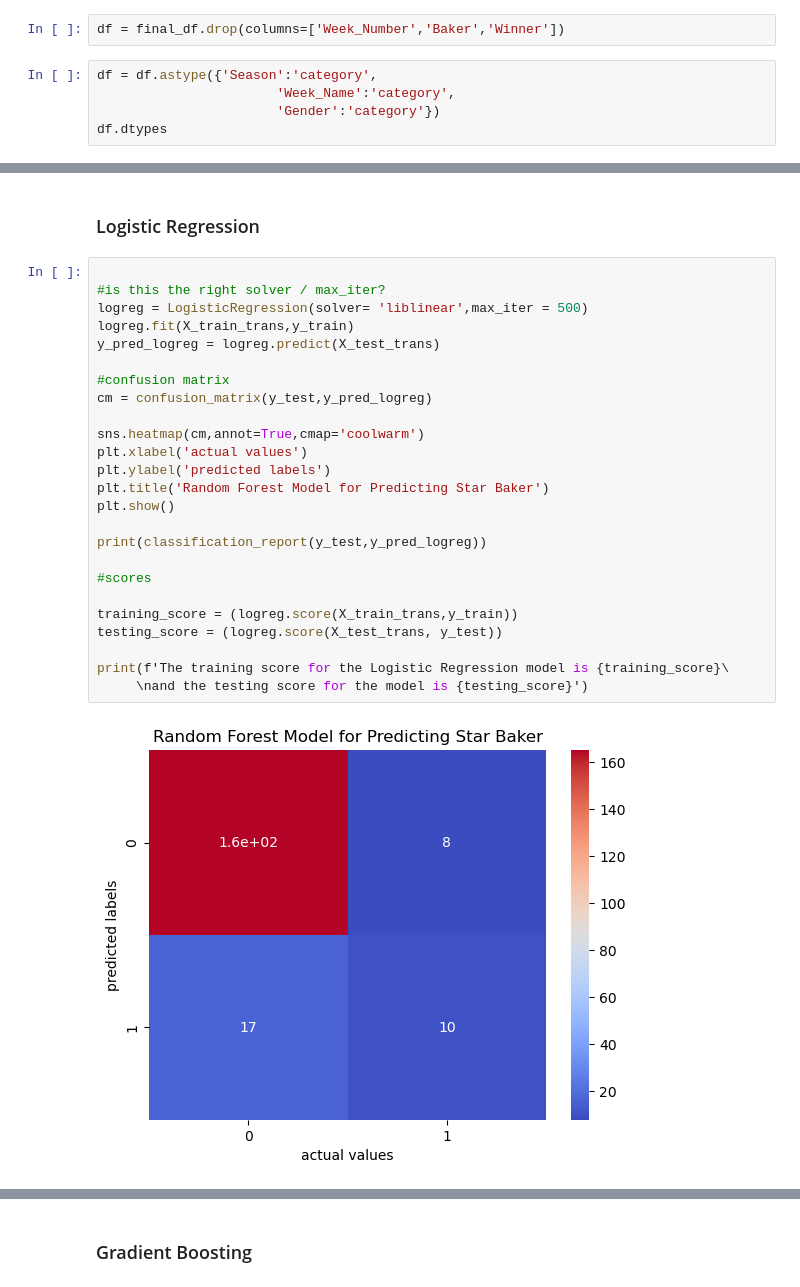
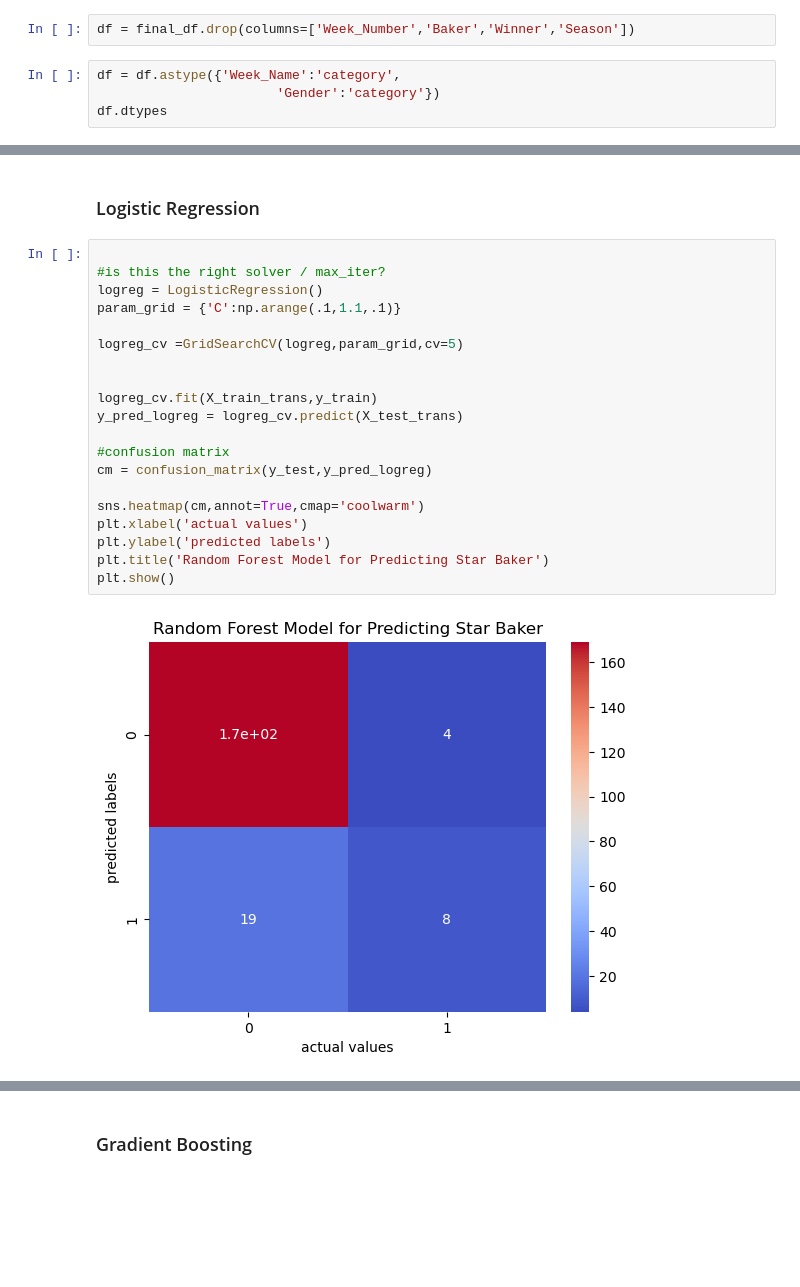
Before and after one commit to mgargiulo07/Springboard-Data-Science-Course, a Jupyter notebook: Capstone_Projects/Capstone_2/3_Feature_Engineering_and_Model_Creation.ipynb, the cells around one changed output, grey strips where cells are left out. Cells and saved outputs as stored; diff of their text form; blank space fills up the shorter version.

```diff
--- a/Capstone_Projects/Capstone_2/3_Feature_Engineering_and_Model_Creation.ipynb
+++ b/Capstone_Projects/Capstone_2/3_Feature_Engineering_and_Model_Creation.ipynb
@@ -66,10 +69,9 @@ After understanding my data better:
 # %% [markdown]
 ### Drop Week_Number, Baker, Winner
 # %%
-df = final_df.drop(columns=['Week_Number','Baker','Winner'])
+df = final_df.drop(columns=['Week_Number','Baker','Winner','Season'])
 # %%
-df = df.astype({'Season':'category',
-                       'Week_Name':'category',
+df = df.astype({'Week_Name':'category',
                        'Gender':'category'})
 df.dtypes
 # %% [output]
@@ -200,27 +304,22 @@ Model_Data_Frame
 # %%
 
 #is this the right solver / max_iter?
-logreg = LogisticRegression(solver= 'liblinear',max_iter = 500)
-logreg.fit(X_train_trans,y_train)
-y_pred_logreg = logreg.predict(X_test_trans)
+logreg = LogisticRegression()
+param_grid = {'C':np.arange(.1,1.1,.1)}
+
+logreg_cv =GridSearchCV(logreg,param_grid,cv=5)
+
+
+logreg_cv.fit(X_train_trans,y_train)
+y_pred_logreg = logreg_cv.predict(X_test_trans)
 
 #confusion matrix
 cm = confusion_matrix(y_test,y_pred_logreg)
 
 sns.heatmap(cm,annot=True,cmap='coolwarm')
 plt.xlabel('actual values')
 plt.ylabel('predicted labels')
 plt.title('Random Forest Model for Predicting Star Baker')
 plt.show()
-
-print(classification_report(y_test,y_pred_logreg))
-
-#scores
-
-training_score = (logreg.score(X_train_trans,y_train))
-testing_score = (logreg.score(X_test_trans, y_test))
-
-print(f'The training score for the Logistic Regression model is {training_score}\
-     \nand the testing score for the model is {testing_score}')
 # %% [output]
-[figure, old version]
+[figure, new version]
```
Also changed, not shown: parts of 42 cells of this notebook.
